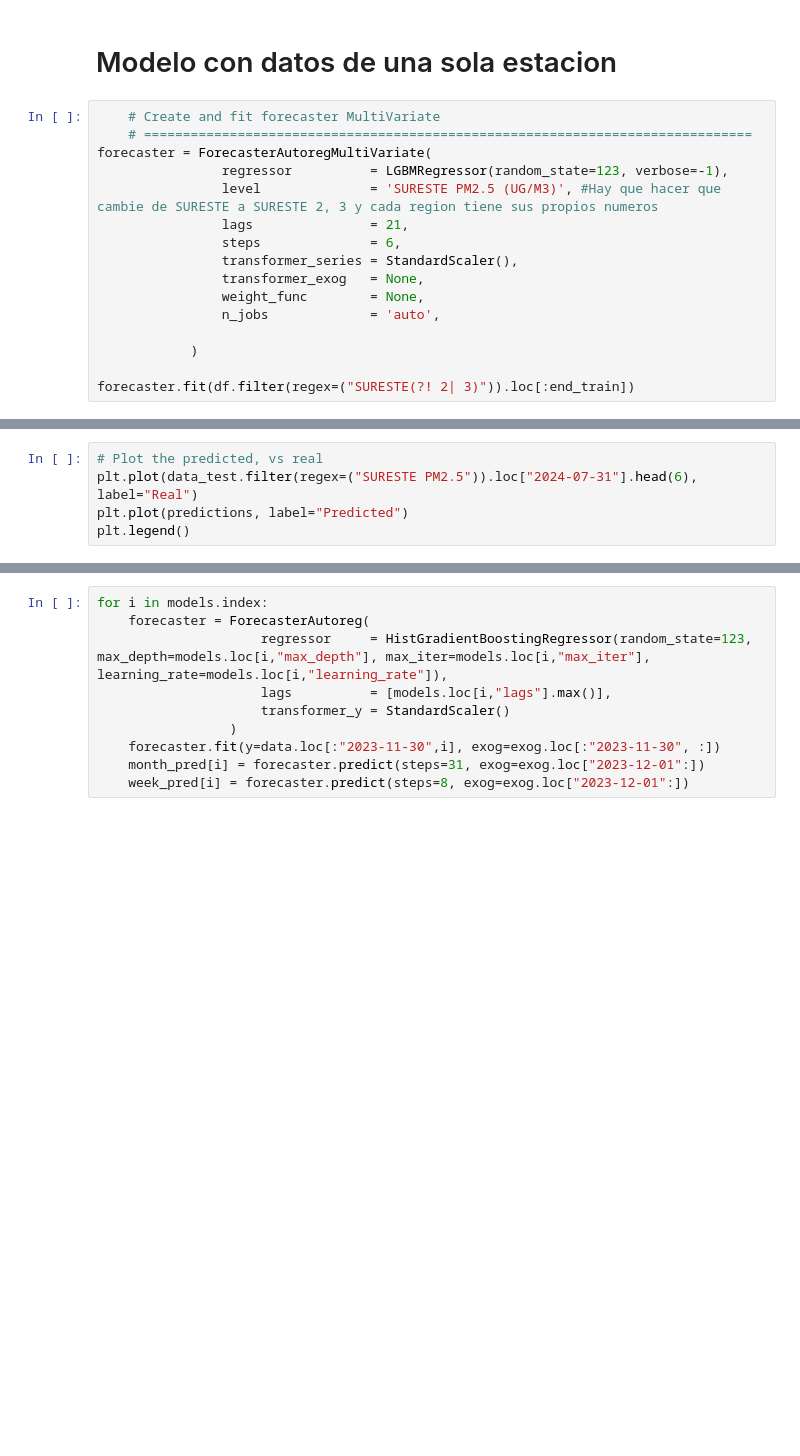
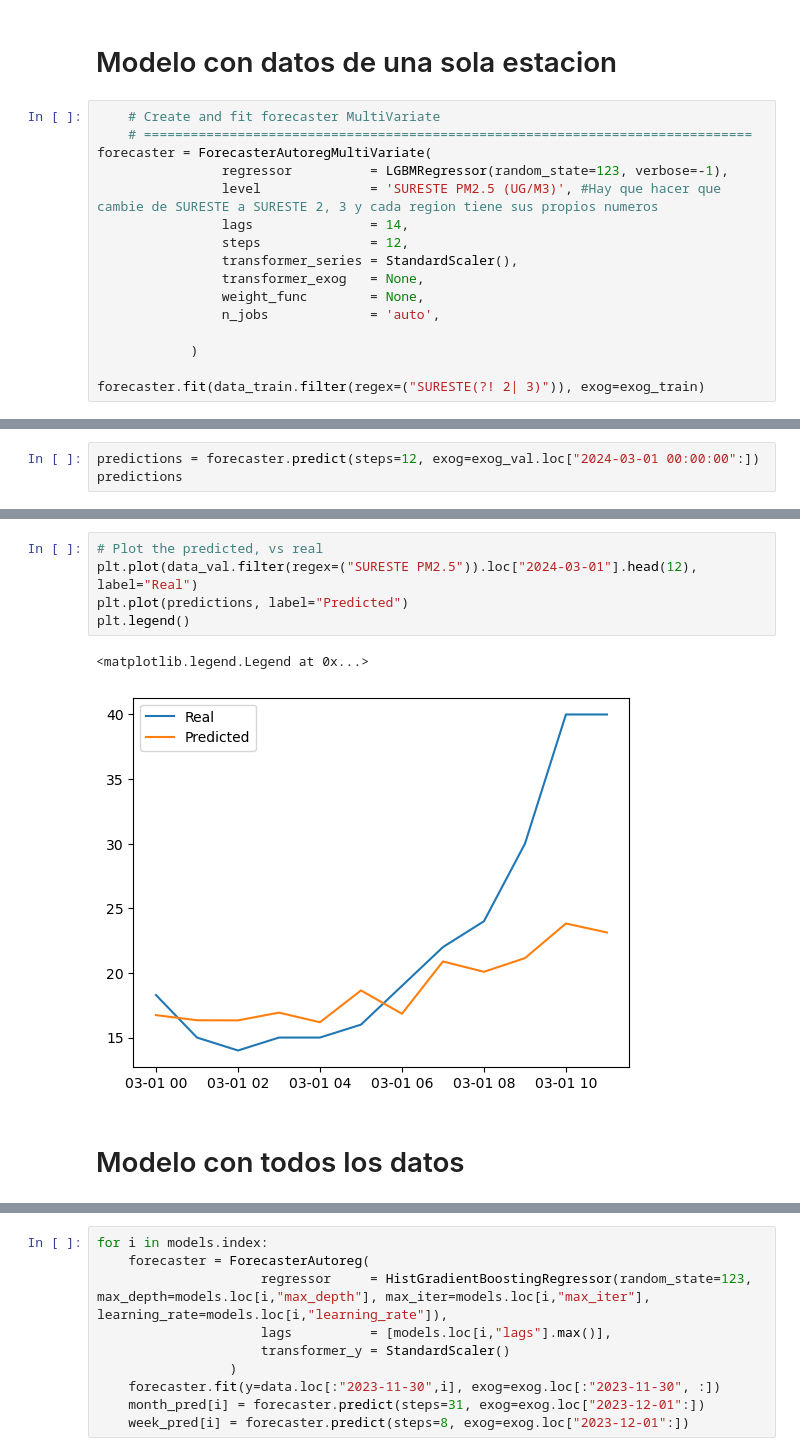
Before and after one commit to Huesoro/Multivariate_Analysis, a Jupyter notebook: Histgradientboosting.ipynb, the cells around one changed output, grey strips where cells are left out. Drawn from its saved outputs; the diff is of its cells as text; blank space fills up the shorter version.

Commit message:
Modelo Modo pro
Codigo interesante

```diff
--- a/Histgradientboosting.ipynb
+++ b/Histgradientboosting.ipynb
@@ -259,8 +315,8 @@ plt.legend()
 forecaster = ForecasterAutoregMultiVariate(
                 regressor          = LGBMRegressor(random_state=123, verbose=-1),
                 level              = 'SURESTE PM2.5 (UG/M3)', #Hay que hacer que cambie de SURESTE a SURESTE 2, 3 y cada region tiene sus propios numeros
-                lags               = 21,
-                steps              = 6,
+                lags               = 14,
+                steps              = 12,
                 transformer_series = StandardScaler(),
                 transformer_exog   = None,
                 weight_func        = None,
@@ -268,4 +324,4 @@ forecaster = ForecasterAutoregMultiVariate(
 
             )
 
-forecaster.fit(df.filter(regex=("SURESTE(?! 2| 3)")).loc[:end_train])
+forecaster.fit(data_train.filter(regex=("SURESTE(?! 2| 3)")), exog=exog_train)
@@ -274,0 +328,3 @@ predictions
+# %%
+predictions = forecaster.predict(steps=12, exog=exog_val.loc["2024-03-01 00:00:00":])
+predictions
@@ -286,5 +361,10 @@ print(f"MAPE: {mape}")
 # %%
 # Plot the predicted, vs real
-plt.plot(data_test.filter(regex=("SURESTE PM2.5")).loc["2024-07-31"].head(6), label="Real")
+plt.plot(data_val.filter(regex=("SURESTE PM2.5")).loc["2024-03-01"].head(12), label="Real")
 plt.plot(predictions, label="Predicted")
 plt.legend()
+# %% [output]
+<matplotlib.legend.Legend at 0x...>
+[figure, added]
+# %% [markdown]
+# Modelo con todos los datos
```
Also changed, not shown: parts of 18 cells of this notebook.
